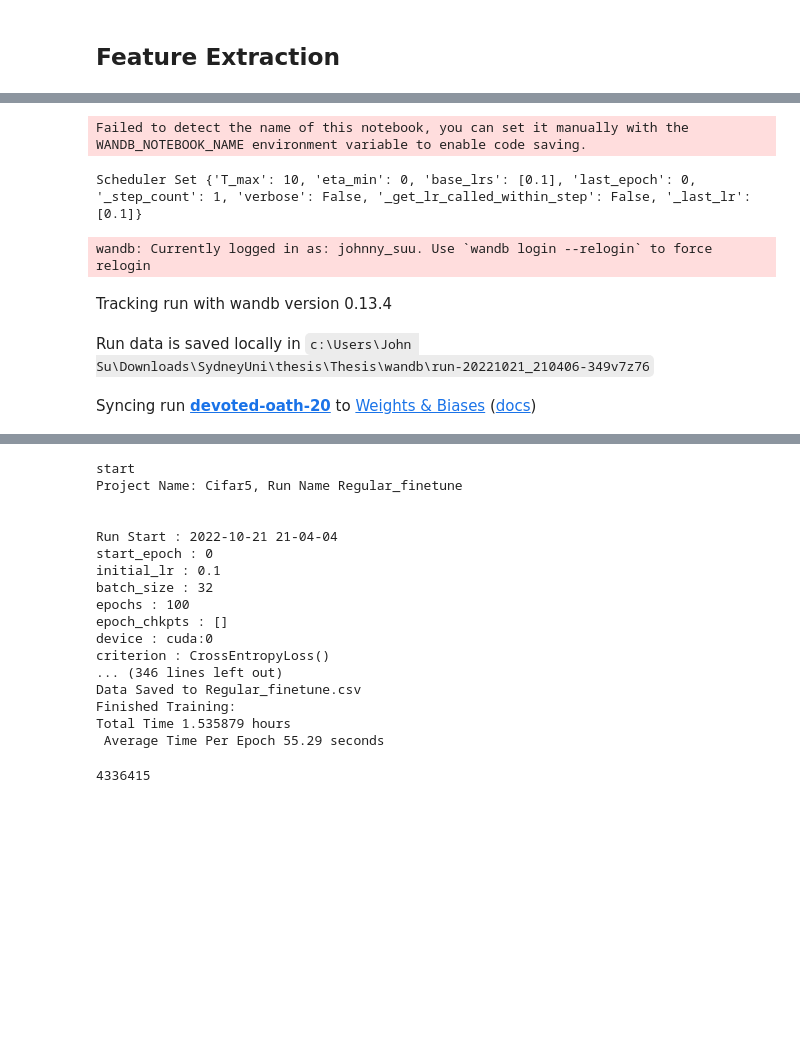
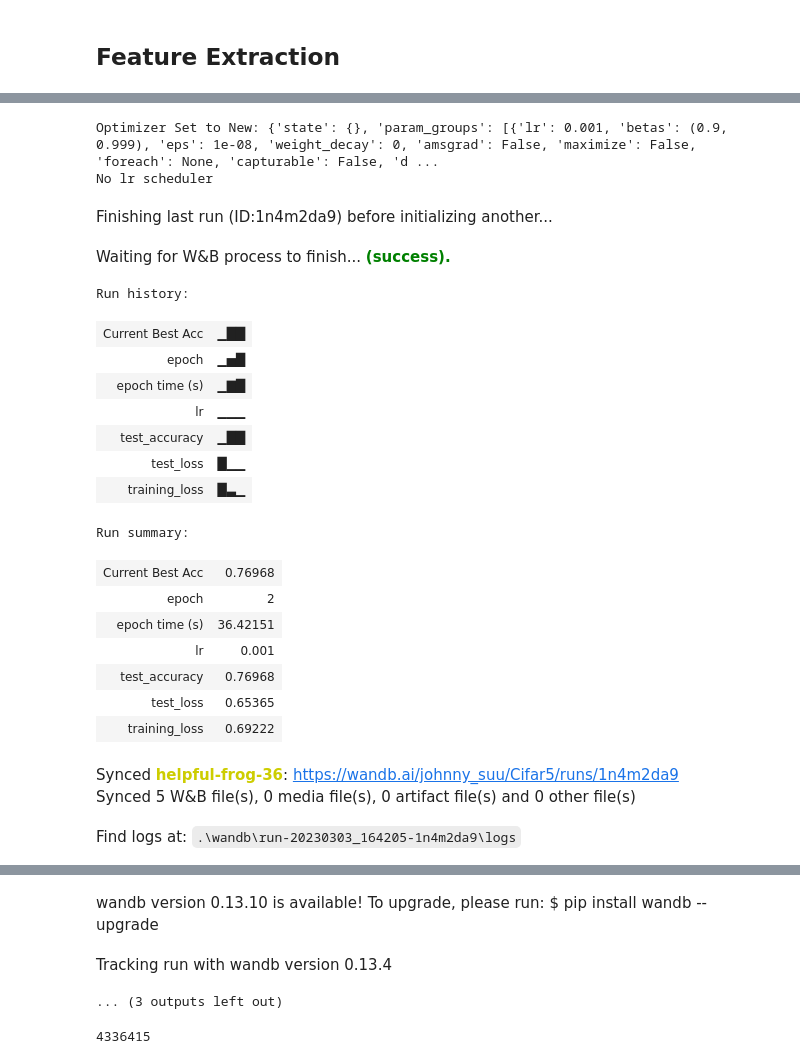
Before and after one commit to Johnnny-suu/Adapters_BNNs-Thesis-, a Jupyter notebook: Cifar_n.ipynb, the cells around one changed output, grey strips where cells are left out. Cells and saved outputs as stored; diff of their text form; code cells hidden in the pictures; blank space fills up the shorter version.

```diff
--- a/Cifar_n.ipynb
+++ b/Cifar_n.ipynb
@@ -214,40 +274,49 @@ Total Time 0.173696 hours
 # %%
 
 device = 'cuda:0' if torch.cuda.is_available() else 'cpu'
 
-PATH = '.\SavedModels\Cifar5\Baseline_BNN_Resnet18_2022_10_21_10_47_20\Baseline_BNN_Resnet18_best_acc.pth'
+PATH = 'SavedModels\Cifar5_2023\Baseline_BNN_Resnet18_2023-03-03 12-25-21\Baseline_BNN_Resnet18_best_acc.pth'
 BinCifar5_state_dict = torch.load(PATH,map_location= device)
 
 
 finetune_model = resnet18_adapt(num_classes= 5)
 finetune_model.load_state_dict(BinCifar5_state_dict)
 finetune_model.freeze()
 finetune_model.fc = BinarizeLinear(64*5,5)
 
-finetune = Trainer(finetune_model,model_name = 'Regular_finetune',project_name='Cifar5',classes = classes,seed = 123,binarise = True)
-finetune.lr = 0.01
-finetune.epochs = 20
-finetune.tags = ['finetune']
+finetune = Trainer(finetune_model,model_name = 'Regular_finetune',project_name='Cifar5_2023',classes = classes,seed = 123,binarise = True)
+
 m = finetune.model
-# m.to(finetune.device)
-# for layer in [m.fc,m.bn3,m.bn3]:
-#     for p in layer.parameters():
-#         p.requires_grad = True
-#     layer.train()
-# finetune.train(train59_loader,test59_loader)
-
 
 #FineTune
-finetune.epochs = 100
-finetune.lr = 0.1
-finetune.optimizer = optim.SGD(finetune.model.parameters(), lr=finetune.lr, momentum=0.9)
-finetune.scheduler = optim.lr_scheduler.CosineAnnealingLR(finetune.optimizer,finetune.epochs)
+finetune.epochs = 75
+finetune.lr = 1e-3
+finetune.set_optimizer(optimizer=torch.optim.Adam)
+finetune.set_scheduler(None)
+
 m.unfreeze()
 finetune.train(train59_loader,test59_loader)
 # %% [output]
-Failed to detect the name of this notebook, you can set it manually with the WANDB_NOTEBOOK_NAME environment variable to enable code saving.
+Optimizer Set to New: {'state': {}, 'param_groups': [{'lr': 0.001, 'betas': (0.9, 0.999), 'eps': 1e-08, 'weight_decay': 0, 'amsgrad': False, 'maximize': False, 'foreach': None, 'capturable': False, 'd ...
+No lr scheduler
-Scheduler Set {'T_max': 10, 'eta_min': 0, 'base_lrs': [0.1], 'last_epoch': 0, '_step_count': 1, 'verbose': False, '_get_lr_called_within_step': False, '_last_lr': [0.1]}
-wandb: Currently logged in as: johnny_suu. Use `wandb login --relogin` to force relogin
-Tracking run with wandb version 0.13.4
+Finishing last run (ID:1n4m2da9) before initializing another...
-Run data is saved locally in c:\Users\John Su\Downloads\SydneyUni\thesis\Thesis\wandb\run-20221021_210406-349v7z76
+Waiting for W&B process to finish... (success).
+Run history:
+| Current Best Acc | ▁██ |
+| epoch | ▁▅█ |
+| epoch time (s) | ▁▇█ |
+| lr | ▁▁▁ |
+| test_accuracy | ▁██ |
+| test_loss | █▁▁ |
+| training_loss | █▃▁ |
+Run summary:
+| Current Best Acc | 0.76968 |
+| epoch | 2 |
+| epoch time (s) | 36.42151 |
+| lr | 0.001 |
+| test_accuracy | 0.76968 |
+| test_loss | 0.65365 |
+| training_loss | 0.69222 |
-Syncing run devoted-oath-20 to Weights & Biases (docs)
+Synced helpful-frog-36: https://wandb.ai/johnny_suu/Cifar5/runs/1n4m2da9
+Synced 5 W&B file(s), 0 media file(s), 0 artifact file(s) and 0 other file(s)
+Find logs at: .\wandb\run-20230303_164205-1n4m2da9\logs
@@ -254,20 +324,6 @@ Syncing run devoted-oath-20 to Weights & Biases (docs)
+wandb version 0.13.10 is available! To upgrade, please run: $ pip install wandb --upgrade
+Tracking run with wandb version 0.13.4
-start
-Project Name: Cifar5, Run Name Regular_finetune
-
-
-Run Start : 2022-10-21 21-04-04
-start_epoch : 0
-initial_lr : 0.1
-batch_size : 32
-epochs : 100
-epoch_chkpts : []
-device : cuda:0
-criterion : CrossEntropyLoss()
-... (346 lines left out)
-Data Saved to Regular_finetune.csv
-Finished Training:
-Total Time 1.535879 hours
- Average Time Per Epoch 55.29 seconds
+... (3 outputs left out)
 # %%
 a = finetune.get_param_info()
 
```
Also changed, not shown: parts of 23 cells of this notebook, 16 other files.
